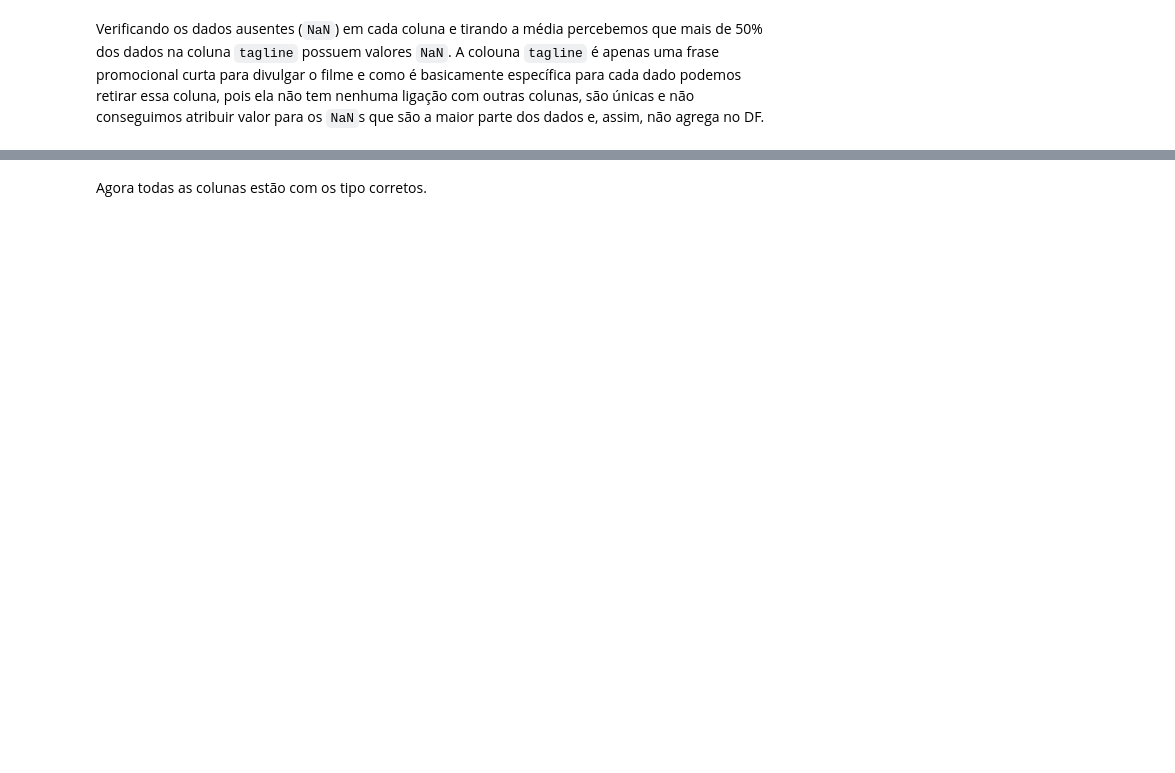
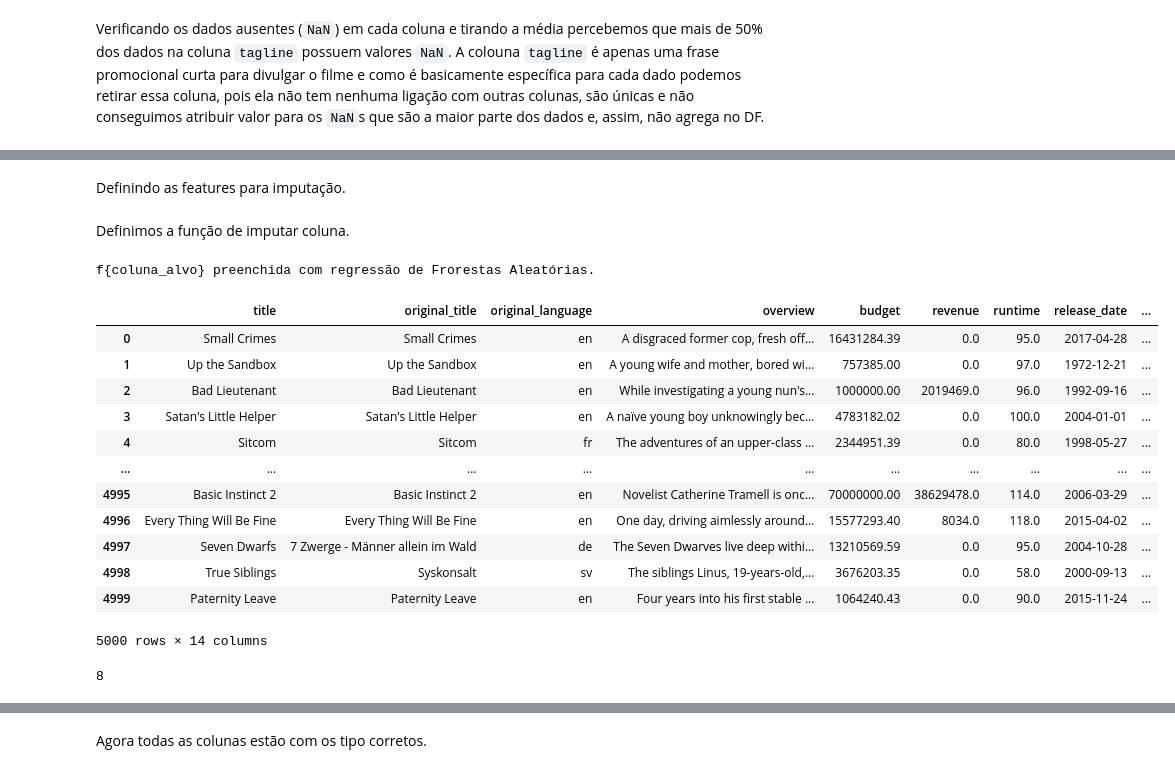
Before and after one commit to Klebervc/filmes-projeto, a Jupyter notebook: notebooks/01_exploracao_e_limpeza_de_dados.ipynb, the cells around one changed output, grey strips where cells are left out. Drawn from its saved outputs; the diff is of its cells as text; code cells hidden in the pictures; blank space fills up the shorter version.

```diff
--- a/notebooks/01_exploracao_e_limpeza_de_dados.ipynb
+++ b/notebooks/01_exploracao_e_limpeza_de_dados.ipynb
@@ -502,0 +225,61 @@ Timestamp('2017-04-28 00:00:00')
+# %%
+df_sem_duplicado['release_date'] = pd.to_datetime(df_sem_duplicado['release_date'], errors= 'coerce')
+# %%
+df_sem_duplicado['release_year'] = df_sem_duplicado['release_date'].dt.year
+# %% [markdown]
+Definindo as features para imputação.
+# %%
+features_1 = ['runtime', 'popularity', 'vote_average', 'vote_count', 'num_genres', 'release_year']
+# %% [markdown]
+Definimos a função de imputar coluna.
+# %%
+def preencher_coluna(df, coluna_alvo, features):
+
+    def ausente(x):
+        return pd.isna(x) or x == 0
+
+    valido = ~df[coluna_alvo].apply(ausente)
+    faltante = df[coluna_alvo].apply(ausente)
+
+    df_valido = df.loc[valido].dropna(subset=features)
+    df_faltante = df.loc[faltante].dropna(subset=features)
+
+    if df_valido.empty or df_faltante.empty:
+        print(f'{coluna_alvo} não possui dados suficientes para ser preenchida.')
+        return df
+
+    X_treino = df_valido[features]
+    y_treino = df_valido[coluna_alvo]
+    X_pred = df_faltante[features]
+
+    modelo = RandomForestRegressor(n_estimators=100, random_state=42)
+    modelo.fit(X_treino, y_treino)
+
+    y_pred = modelo.predict(X_pred)
+
+    df.loc[df_faltante.index, coluna_alvo] = y_pred
+
+    print('f{coluna_alvo} preenchida com regressão de Frorestas Aleatórias.')
+    return df
+# %%
+df_budget = preencher_coluna(df_sem_duplicado, 'budget', features_1)
+df_budget
+# %% [output]
+f{coluna_alvo} preenchida com regressão de Frorestas Aleatórias.
+|  | title | original_title | original_language | overview | budget | revenue | runtime | release_date | ... |
+| 0 | Small Crimes | Small Crimes | en | A disgraced former cop, fresh off... | 16431284.39 | 0.0 | 95.0 | 2017-04-28 | ... |
+| 1 | Up the Sandbox | Up the Sandbox | en | A young wife and mother, bored wi... | 757385.00 | 0.0 | 97.0 | 1972-12-21 | ... |
+| 2 | Bad Lieutenant | Bad Lieutenant | en | While investigating a young nun's... | 1000000.00 | 2019469.0 | 96.0 | 1992-09-16 | ... |
+| 3 | Satan's Little Helper | Satan's Little Helper | en | A naïve young boy unknowingly bec... | 4783182.02 | 0.0 | 100.0 | 2004-01-01 | ... |
+| 4 | Sitcom | Sitcom | fr | The adventures of an upper-class ... | 2344951.39 | 0.0 | 80.0 | 1998-05-27 | ... |
+| ... | ... | ... | ... | ... | ... | ... | ... | ... | ... |
+| 4995 | Basic Instinct 2 | Basic Instinct 2 | en | Novelist Catherine Tramell is onc... | 70000000.00 | 38629478.0 | 114.0 | 2006-03-29 | ... |
+| 4996 | Every Thing Will Be Fine | Every Thing Will Be Fine | en | One day, driving aimlessly around... | 15577293.40 | 8034.0 | 118.0 | 2015-04-02 | ... |
+| 4997 | Seven Dwarfs | 7 Zwerge - Männer allein im Wald | de | The Seven Dwarves live deep withi... | 13210569.59 | 0.0 | 95.0 | 2004-10-28 | ... |
+| 4998 | True Siblings | Syskonsalt | sv | The siblings Linus, 19-years-old,... | 3676203.35 | 0.0 | 58.0 | 2000-09-13 | ... |
+| 4999 | Paternity Leave | Paternity Leave | en | Four years into his first stable ... | 1064240.43 | 0.0 | 90.0 | 2015-11-24 | ... |
+5000 rows × 14 columns
+# %%
+df_sem_duplicado['budget'].isna().sum()
+# %% [output]
+8
```
Also changed, not shown: parts of 96 cells of this notebook, 1 other file.
